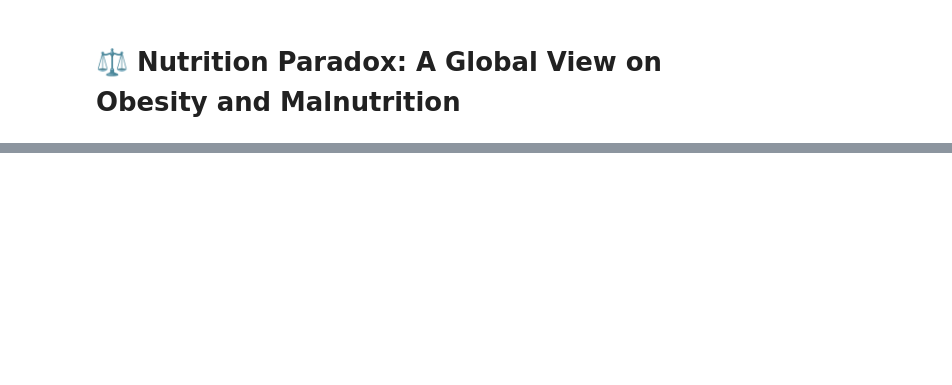
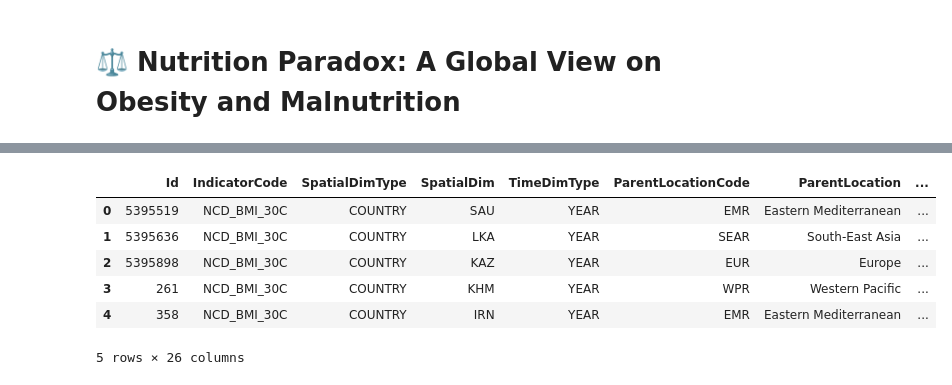
Before and after one commit to ArunK-ML/Project---Nutrition-Paradox-A-Global-View-on-Obesity-and-Malnutrition, a Jupyter notebook: Nutrition_Paradox.ipynb, the cells around one changed output, grey strips where cells are left out. Saved outputs shown, nothing was run; the diff lists cells and outputs as text; code cells hidden in the pictures; blank space fills up the shorter version.

```diff
--- a/Nutrition_Paradox.ipynb
+++ b/Nutrition_Paradox.ipynb
@@ -59,0 +5,41 @@ Malnutrition_children_df = pd.DataFrame(Malnutrition_children["value"])
+# %%
+import requests
+import pandas as pd
+
+url1 = "https://ghoapi.azureedge.net/api/NCD_BMI_30C"
+url2 = "https://ghoapi.azureedge.net/api/NCD_BMI_PLUS2C"
+url3 = "https://ghoapi.azureedge.net/api/NCD_BMI_18C"
+url4 = "https://ghoapi.azureedge.net/api/NCD_BMI_MINUS2C"
+
+response1 = requests.get(url1)
+response2 = requests.get(url2)
+response3 = requests.get(url3)
+response4 = requests.get(url4)
+
+Obesity_adults = response1.json()
+Obesity_children = response2.json()
+Malnutrition_adults = response3.json()
+Malnutrition_children = response4.json()
+
+
+Obesity_adults.keys()
+
+Obesity_adults_df = pd.DataFrame(Obesity_adults["value"])
+Obesity_children_df = pd.DataFrame(Obesity_children["value"])
+Malnutrition_adults_df = pd.DataFrame(Malnutrition_adults["value"])
+Malnutrition_children_df = pd.DataFrame(Malnutrition_children["value"])
+
+Obesity_adults_df["age_group"] = "Adult"
+Obesity_children_df["age_group"] = "Child"
+Malnutrition_adults_df["age_group"] = "Adult"
+Malnutrition_children_df["age_group"] = "Child"
+# %%
+Obesity_adults_df.head()
+# %% [output]
+|  | Id | IndicatorCode | SpatialDimType | SpatialDim | TimeDimType | ParentLocationCode | ParentLocation | ... |
+| 0 | 5395519 | NCD_BMI_30C | COUNTRY | SAU | YEAR | EMR | Eastern Mediterranean | ... |
+| 1 | 5395636 | NCD_BMI_30C | COUNTRY | LKA | YEAR | SEAR | South-East Asia | ... |
+| 2 | 5395898 | NCD_BMI_30C | COUNTRY | KAZ | YEAR | EUR | Europe | ... |
+| 3 | 261 | NCD_BMI_30C | COUNTRY | KHM | YEAR | WPR | Western Pacific | ... |
+| 4 | 358 | NCD_BMI_30C | COUNTRY | IRN | YEAR | EMR | Eastern Mediterranean | ... |
+5 rows × 26 columns
```
Also changed, not shown: parts of 4 cells of this notebook.
